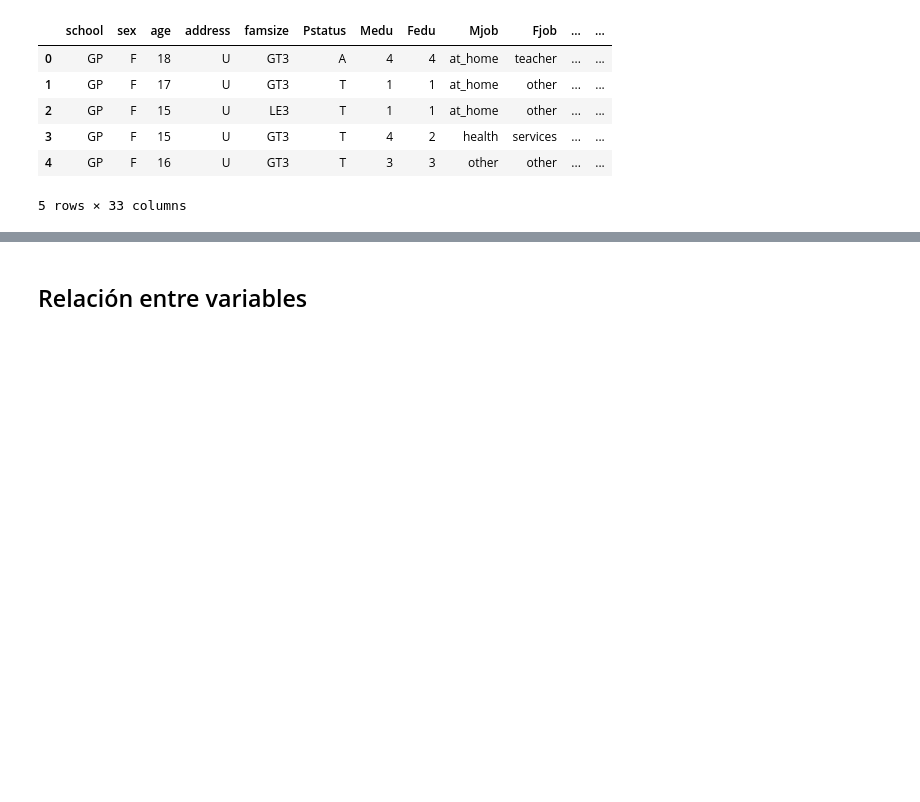
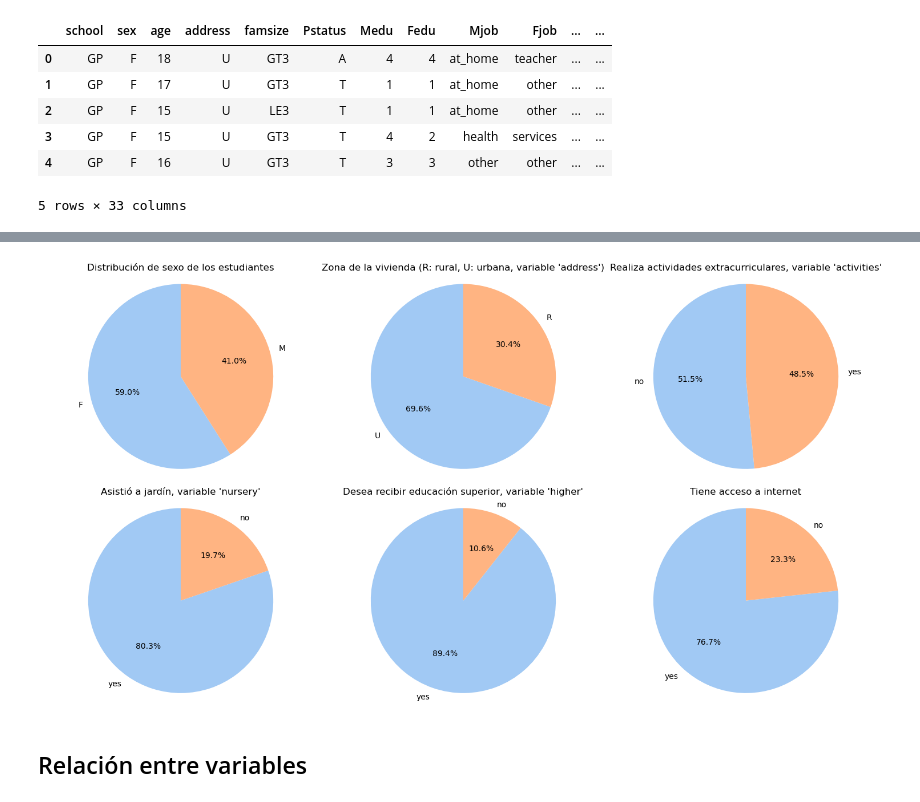
Before and after one commit to elianpinzas/adb_actividad_individual_2, a Jupyter notebook: actividad_individual_2.ipynb, the cells around one changed output, grey strips where cells are left out. Cells and saved outputs as stored; diff of their text form; code cells hidden in the pictures; blank space fills up the shorter version.

```diff
--- a/actividad_individual_2.ipynb
+++ b/actividad_individual_2.ipynb
@@ -99,2 +241,34 @@ memory usage: 269.3 KB
+# %%
+# Código tomado de clase_02_intro_EDA_Titanic.ipynb
+def plot_pie(data, column, ax=None, startangle=90, palette='pastel', title=None):
+    counts = data[column].value_counts()
+
+    if ax is None:
+        fig, ax = plt.subplots(figsize=(5, 3))
+
+    ax.pie(
+        counts,
+        labels=counts.index,
+        autopct='%1.1f%%',
+        startangle=startangle,
+        colors=sns.color_palette(palette)
+    )
+    ax.set_title(title if title else f'Distribución de "{column}"')
+    ax.axis('equal') # Asegura que el gráfico sea circular
+# %%
+fig, axes = plt.subplots(2, 3, figsize=(15, 8))
+axes = axes.flatten()
+
+plot_pie(df, 'sex', ax=axes[0], title="Distribución de sexo de los estudiantes")
+plot_pie(df, 'address', ax=axes[1], title="Zona de la vivienda (R: rural, U: urbana, variable 'address')")
+plot_pie(df, 'activities', ax=axes[2], title="Realiza actividades extracurriculares, variable 'activities'")
+plot_pie(df, 'nursery', ax=axes[3], title="Asistió a jardín, variable 'nursery'")
+plot_pie(df, 'higher', ax=axes[4], title="Desea recibir educación superior, variable 'higher'")
+plot_pie(df, 'internet', ax=axes[5], title="Tiene acceso a internet")
+
+plt.tight_layout()
+plt.show()
+# %% [output]
+[figure, added]
 # %% [markdown]
 ## Relación entre variables
```
Also changed, not shown: parts of 11 cells of this notebook.
